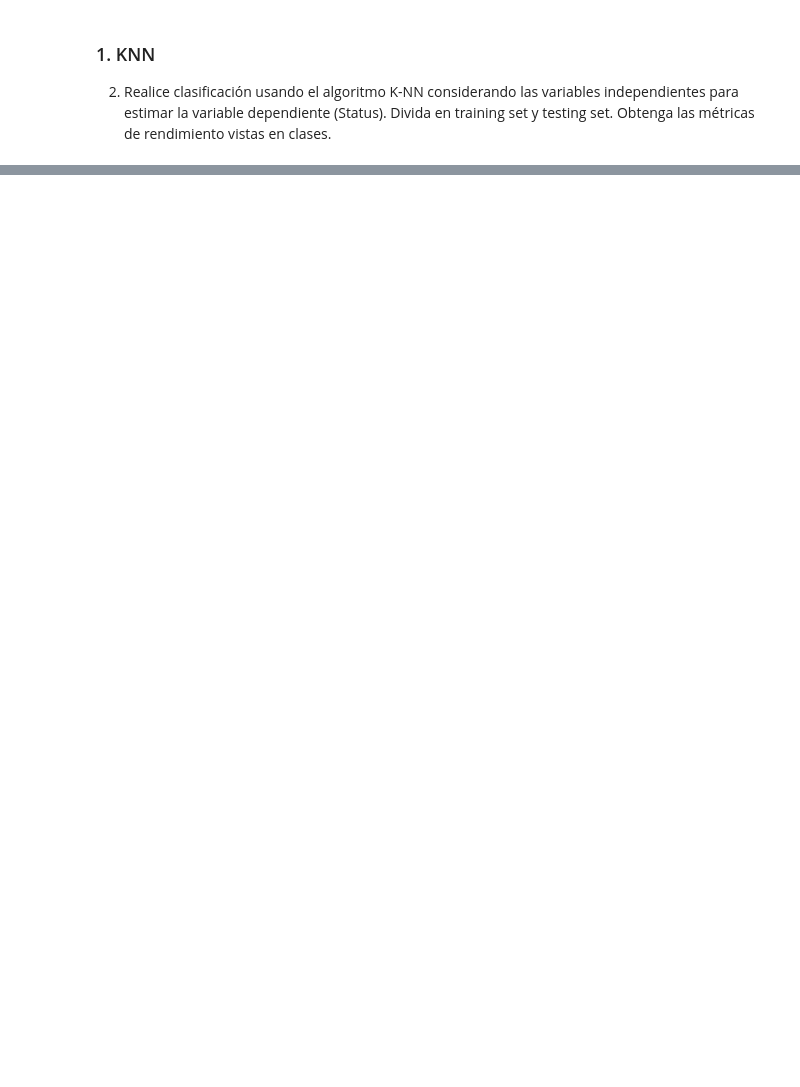
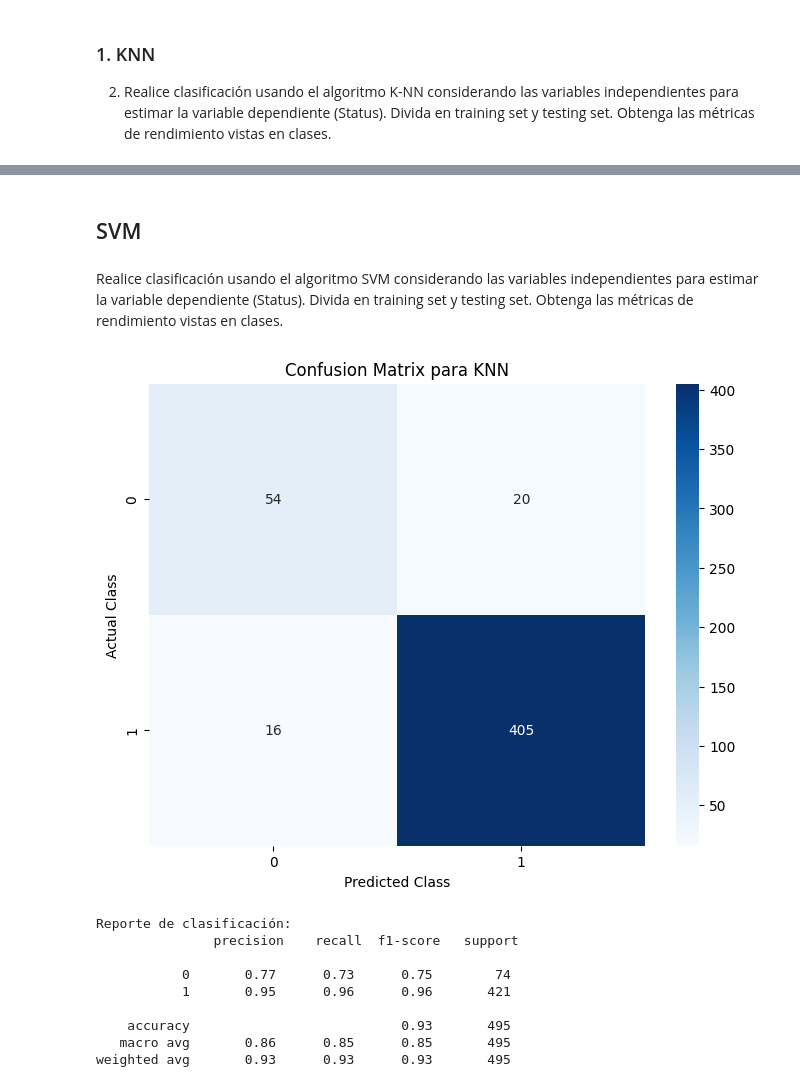
Before and after one commit to ElKroko/tarea-IA, a Jupyter notebook: 2. Life Expectancy.ipynb, the cells around one changed output, grey strips where cells are left out. Saved outputs shown, nothing was run; the diff lists cells and outputs as text; code cells hidden in the pictures; blank space fills up the shorter version.

```diff
--- a/2. Life Expectancy.ipynb
+++ b/2. Life Expectancy.ipynb
@@ -383,0 +379,38 @@ F1-score: 0.9519918283963228
+# %% [markdown]
+## SVM
+# %% [markdown]
+Realice clasificación usando el algoritmo SVM considerando las variables independientes para estimar la variable dependiente (Status). Divida en training set y testing set. Obtenga las métricas de rendimiento vistas en clases.
+# %%
+from sklearn import svm
+
+# Creamos un objeto de SVM con kernel lineal
+model_SVM = svm.SVC(kernel='linear', gamma='auto', C=2)
+model_SVM = model_SVM.fit(X_train, Y_train)
+Y_pred_SVM = model_SVM.predict(X_test)
+
+confusion_mat_SVM = confusion_matrix(Y_test, Y_pred_SVM)
+
+# Get the class labels from the 'Status' column
+class_labels = np.unique(Y_train)
+# Create a heatmap for the confusion matrix
+plt.figure(figsize=(8, 6))
+sns.heatmap(confusion_mat_SVM, annot=True, fmt="d", cmap="Blues", xticklabels=class_labels, yticklabels=class_labels)
+plt.xlabel('Predicted Class')
+plt.ylabel('Actual Class')
+plt.title('Confusion Matrix para KNN')
+plt.show()
+
+report = classification_report(Y_test, Y_pred_SVM)
+
+print("\nReporte de clasificación: \n", report)
+# %% [output]
+[figure, added]
+Reporte de clasificación:
+               precision    recall  f1-score   support
+
+           0       0.77      0.73      0.75        74
+           1       0.95      0.96      0.96       421
+
+    accuracy                           0.93       495
+   macro avg       0.86      0.85      0.85       495
+weighted avg       0.93      0.93      0.93       495
```
Also changed, not shown: parts of 9 cells of this notebook.
